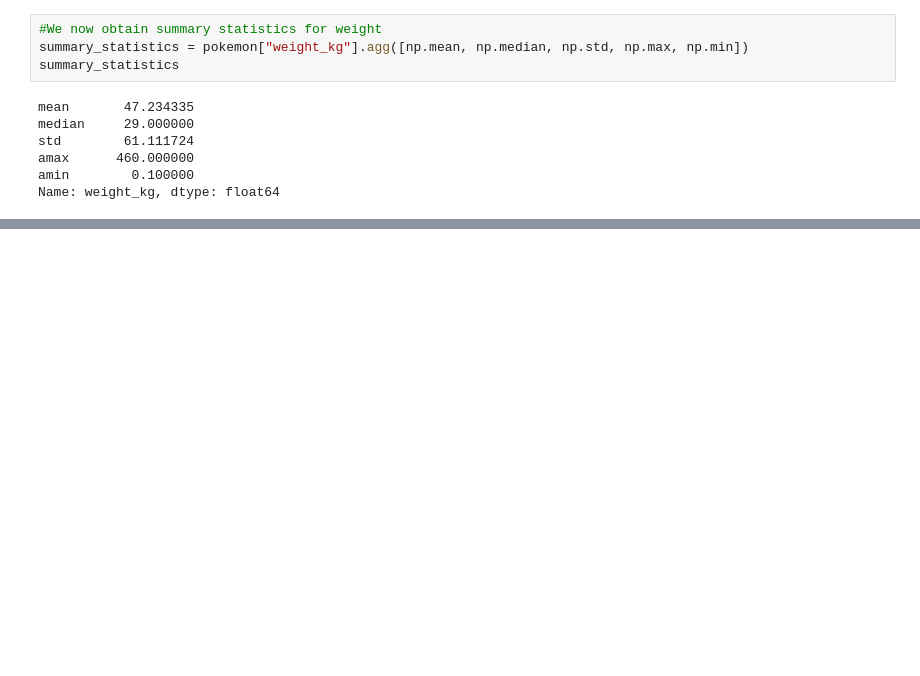
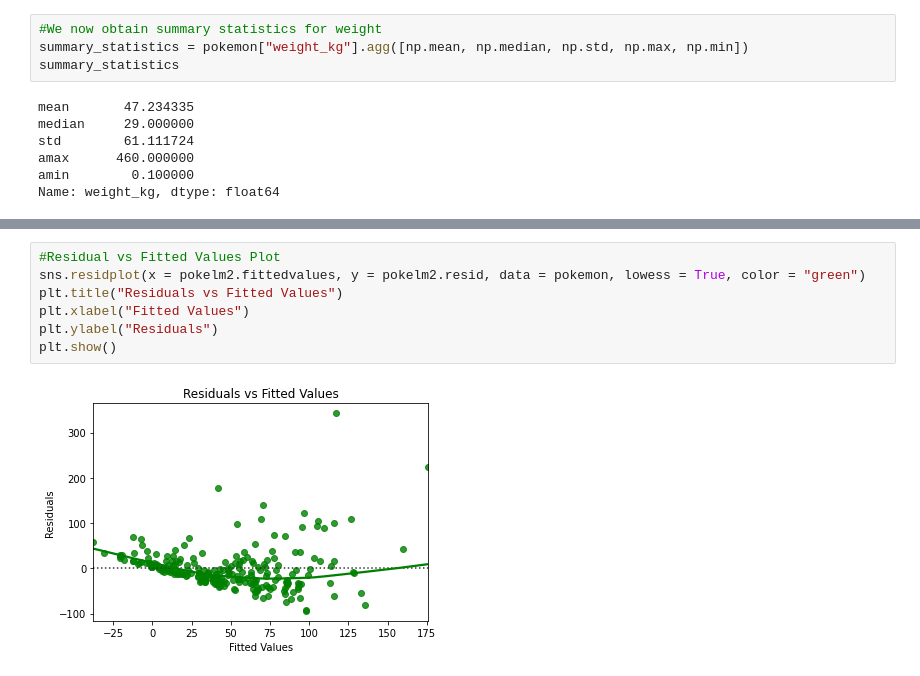
Before and after one commit to Integraloflnx/Pokemon_Project, a Jupyter notebook: pokemon_regression.ipynb, the cells around one changed output, grey strips where cells are left out. Cells and saved outputs as stored; diff of their text form; blank space fills up the shorter version.

```diff
--- a/pokemon_regression.ipynb
+++ b/pokemon_regression.ipynb
@@ -122,0 +200,9 @@ dtype: float64
+# %%
+#Residual vs Fitted Values Plot
+sns.residplot(x = pokelm2.fittedvalues, y = pokelm2.resid, data = pokemon, lowess = True, color = "green")
+plt.title("Residuals vs Fitted Values")
+plt.xlabel("Fitted Values")
+plt.ylabel("Residuals")
+plt.show()
+# %% [output]
+[figure, added]
```
Also changed, not shown: parts of 7 cells of this notebook.
